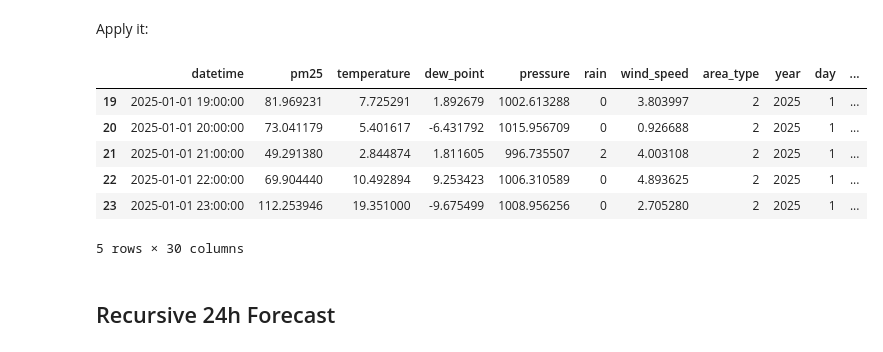
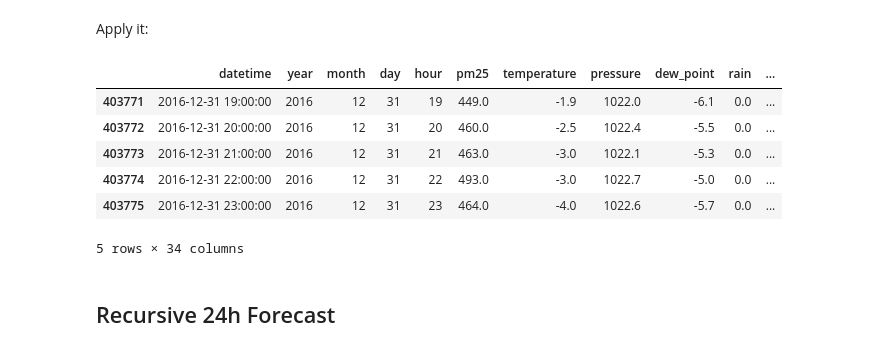
Before and after one commit to RSE1982/beijing-air-quality, a Jupyter notebook: notebooks/12_forecasting.ipynb, the cells around one changed output. Saved outputs shown, nothing was run; the diff lists cells and outputs as text; code cells hidden in the pictures.

```diff
--- a/notebooks/12_forecasting.ipynb
+++ b/notebooks/12_forecasting.ipynb
@@ -73,14 +75,16 @@ sns.set_theme() # set seaborn theme
 ### Set Up Project Paths
 # %%
 PROJECT_ROOT = Path.cwd().parent # Assuming this script is in a subdirectory of the project root
-DATA_PATH = PROJECT_ROOT / "data" # Path to the data directory
-DERIVED_PATH = DATA_PATH / "derived" # Path to derived data
-MODELS_PATH = PROJECT_ROOT / "models" # Path to models directory
+DATA_PATH = PROJECT_ROOT / "data" / "engineered" / "beijing_engineered.csv"
+MODELS_PATH = PROJECT_ROOT / "models"
+OUTPUT_PATH = PROJECT_ROOT / "data" / "model_outputs" / "forecasts"
+OUTPUT_PATH.mkdir(parents=True, exist_ok=True)
 
+FIG_PATH = PROJECT_ROOT / "figures" / "forecasting"
+FIG_PATH.mkdir(parents=True, exist_ok=True)
 sys.path.append(str(PROJECT_ROOT)) # Add project root to sys.path
 
-FIGURES_PATH = PROJECT_ROOT / "figures" / "h2" # Path to save figures
-FIGURES_PATH.mkdir(parents=True, exist_ok=True) # Create directory if it doesn't exist
+from src.feature_engineering import apply_forecasting_features # feature engineering functions
 # %% [markdown]
 ## Load saved dtypes
 # %%
@@ -186,5 +96,20 @@ def generate_fake_day(start_date: str = "2025-01-01", area_type: str = "urban")
 # %%
-df = generate_fake_day(start_date="2025-01-01", area_type="urban") # Generate synthetic data
+df = pd.read_csv(DATA_PATH)
+df["datetime"] = pd.to_datetime(df["datetime"])
+
+# Apply saved metadata dtypes
+df["season"] = df["season"].astype(season_dtype)
+df["season"] = df["season"].cat.codes
+
+df["area_type"] = df["area_type"].astype(area_dtype)
+df["area_type"] = df["area_type"].cat.codes
+
+df["station"] = df["station"].astype(station_dtype)
+df["station"] = df["station"].cat.codes
+
+# Recreate lag + rolling features exactly as in Notebook 11
+df = apply_forecasting_features(df, add_lags=True, add_rollings=True)
+df = df.dropna()
 # %% [markdown]
 ## Apply Feature Engineering
 
@@ -218,16 +143,16 @@ def apply_forecasting_features(df: pd.DataFrame) -> pd.DataFrame:
 # %% [markdown]
 Apply it:
 # %%
-df_eng = apply_forecasting_features(df) # Apply feature engineering to the synthetic data
-df_eng.tail()
+df = apply_forecasting_features(df) # Apply feature engineering to the synthetic data
+df.tail()
 # %% [output]
-|  | datetime | pm25 | temperature | dew_point | pressure | rain | wind_speed | area_type | year | day | ... |
-| 19 | 2025-01-01 19:00:00 | 81.969231 | 7.725291 | 1.892679 | 1002.613288 | 0 | 3.803997 | 2 | 2025 | 1 | ... |
-| 20 | 2025-01-01 20:00:00 | 73.041179 | 5.401617 | -6.431792 | 1015.956709 | 0 | 0.926688 | 2 | 2025 | 1 | ... |
-| 21 | 2025-01-01 21:00:00 | 49.291380 | 2.844874 | 1.811605 | 996.735507 | 2 | 4.003108 | 2 | 2025 | 1 | ... |
-| 22 | 2025-01-01 22:00:00 | 69.904440 | 10.492894 | 9.253423 | 1006.310589 | 0 | 4.893625 | 2 | 2025 | 1 | ... |
-| 23 | 2025-01-01 23:00:00 | 112.253946 | 19.351000 | -9.675499 | 1008.956256 | 0 | 2.705280 | 2 | 2025 | 1 | ... |
+|  | datetime | year | month | day | hour | pm25 | temperature | pressure | dew_point | rain | ... |
+| 403771 | 2016-12-31 19:00:00 | 2016 | 12 | 31 | 19 | 449.0 | -1.9 | 1022.0 | -6.1 | 0.0 | ... |
+| 403772 | 2016-12-31 20:00:00 | 2016 | 12 | 31 | 20 | 460.0 | -2.5 | 1022.4 | -5.5 | 0.0 | ... |
+| 403773 | 2016-12-31 21:00:00 | 2016 | 12 | 31 | 21 | 463.0 | -3.0 | 1022.1 | -5.3 | 0.0 | ... |
+| 403774 | 2016-12-31 22:00:00 | 2016 | 12 | 31 | 22 | 493.0 | -3.0 | 1022.7 | -5.0 | 0.0 | ... |
+| 403775 | 2016-12-31 23:00:00 | 2016 | 12 | 31 | 23 | 464.0 | -4.0 | 1022.6 | -5.7 | 0.0 | ... |
-5 rows × 30 columns
+5 rows × 34 columns
 # %% [markdown]
 ## Recursive 24h Forecast
 # %% [markdown]
```
Also changed, not shown: parts of 12 cells of this notebook, 24 other files.
